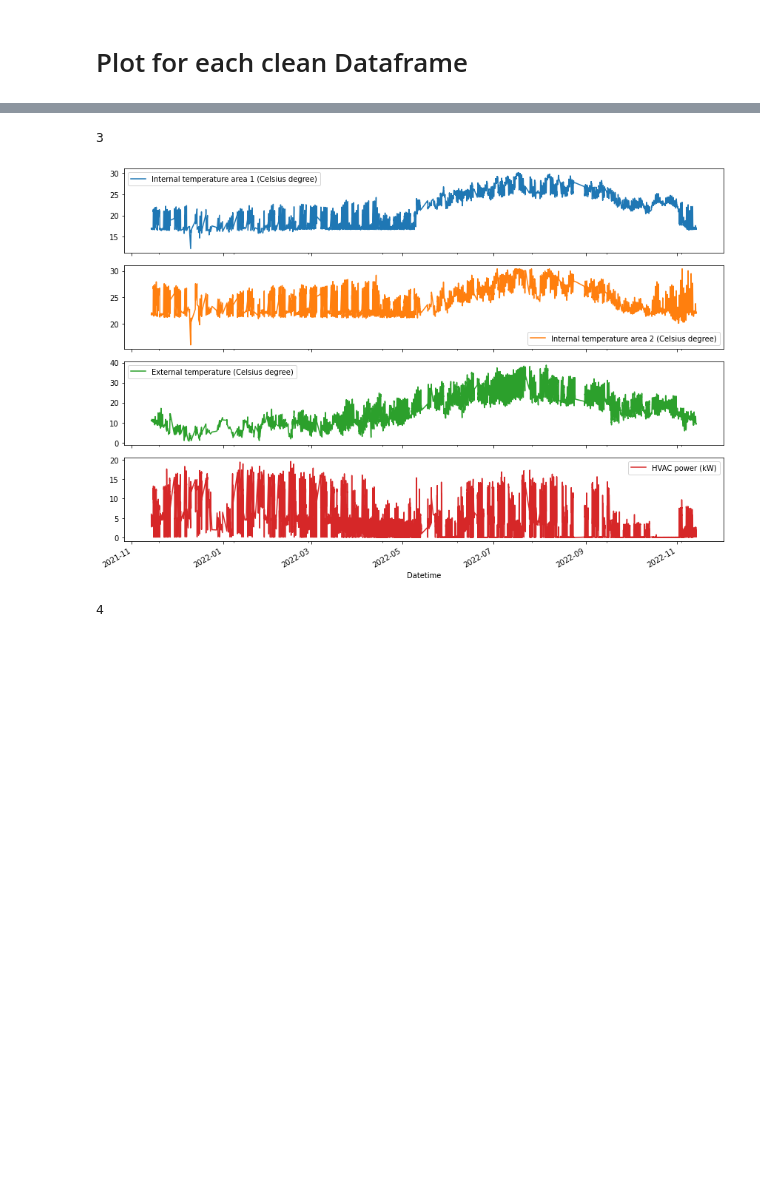
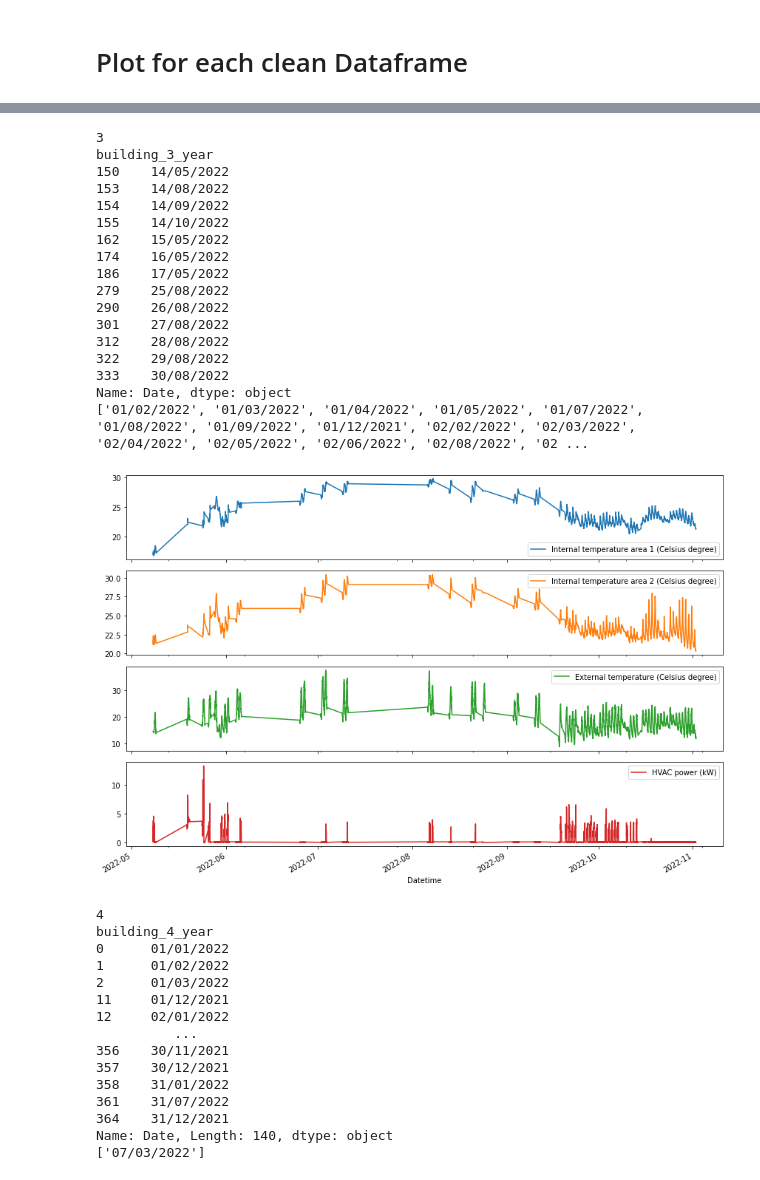
Before and after one commit to vedovati-matteo/noi_hack_SEC, a Jupyter notebook: data_test.ipynb, the cells around one changed output, grey strips where cells are left out. Cells and saved outputs as stored; diff of their text form; code cells hidden in the pictures; blank space fills up the shorter version.

Commit message:
update datasets

```diff
--- a/data_test.ipynb
+++ b/data_test.ipynb
@@ -2,7 +2,7 @@
 import pandas as pd
 import matplotlib.pyplot as plt
 # %%
-df = pd.read_csv("datasets/building_4_year.csv", sep=';')
+df = pd.read_csv("datasets/building_3_year.csv", sep=';')
 # %%
 def plot_summary(dataframe):
     dataframe.info()
@@ -91,12 +91,11 @@ for i in range(1,6):
     # Count if there are NaN inside rows
     nan_date = check_nan_per_day(df)
     df_nan_date = nan_date[nan_date['any_nan'] == True]['Date']
-
+    print(f'building_{i}_year')
+    print(df_nan_date)
     # Count if there are missing measurements
-    measurement_date_under96 = count_measurements_per_day(df)
-    df_date_to_remove = pd.concat([df_nan_date, measurement_date_under96], ignore_index=True)
-    #print(f'building_{i}_year')
-    #print(df_date_to_remove)
+    measurement_date_under96 = count_measurements_per_day(df).tolist()
+    print(measurement_date_under96)
 
     # Typing as float
     df['Internal temperature area 1 (Celsius degree)'] = df['Internal temperature area 1 (Celsius degree)'].str.replace(',', '.').astype(float).round(3)
@@ -105,7 +104,8 @@ for i in range(1,6):
     df['External temperature (Celsius degree)'] = df['External temperature (Celsius degree)'].str.replace(',', '.').astype(float).round(3)
 
     # Save inside CSV
-    df = df[~df['Date'].isin(df_date_to_remove)]
+    df = df[~df['Date'].isin(df_nan_date)]
+    df = df[~df['Date'].isin(measurement_date_under96)]
     df = df.drop(columns='has_nan')
     df.to_csv(f"datasets/building_{i}_clean.csv", index=False, sep=";")
 
@@ -127,6 +156,36 @@ for i in range(1,6):
 [figure]
 3
+building_3_year
+150    14/05/2022
+153    14/08/2022
+154    14/09/2022
+155    14/10/2022
+162    15/05/2022
+174    16/05/2022
+186    17/05/2022
+279    25/08/2022
+290    26/08/2022
+301    27/08/2022
+312    28/08/2022
+322    29/08/2022
+333    30/08/2022
+Name: Date, dtype: object
+['01/02/2022', '01/03/2022', '01/04/2022', '01/05/2022', '01/07/2022', '01/08/2022', '01/09/2022', '01/12/2021', '02/02/2022', '02/03/2022', '02/04/2022', '02/05/2022', '02/06/2022', '02/08/2022', '02 ...
-[figure, old version]
+[figure, new version]
 4
+building_4_year
+0      01/01/2022
+1      01/02/2022
+2      01/03/2022
+11     01/12/2021
+12     02/01/2022
+          ...
+356    30/11/2021
+357    30/12/2021
+358    31/01/2022
+361    31/07/2022
+364    31/12/2021
+Name: Date, Length: 140, dtype: object
+['07/03/2022']
 [figure]
 5
```
Also changed, not shown: parts of 5 cells of this notebook, 2 other files.
